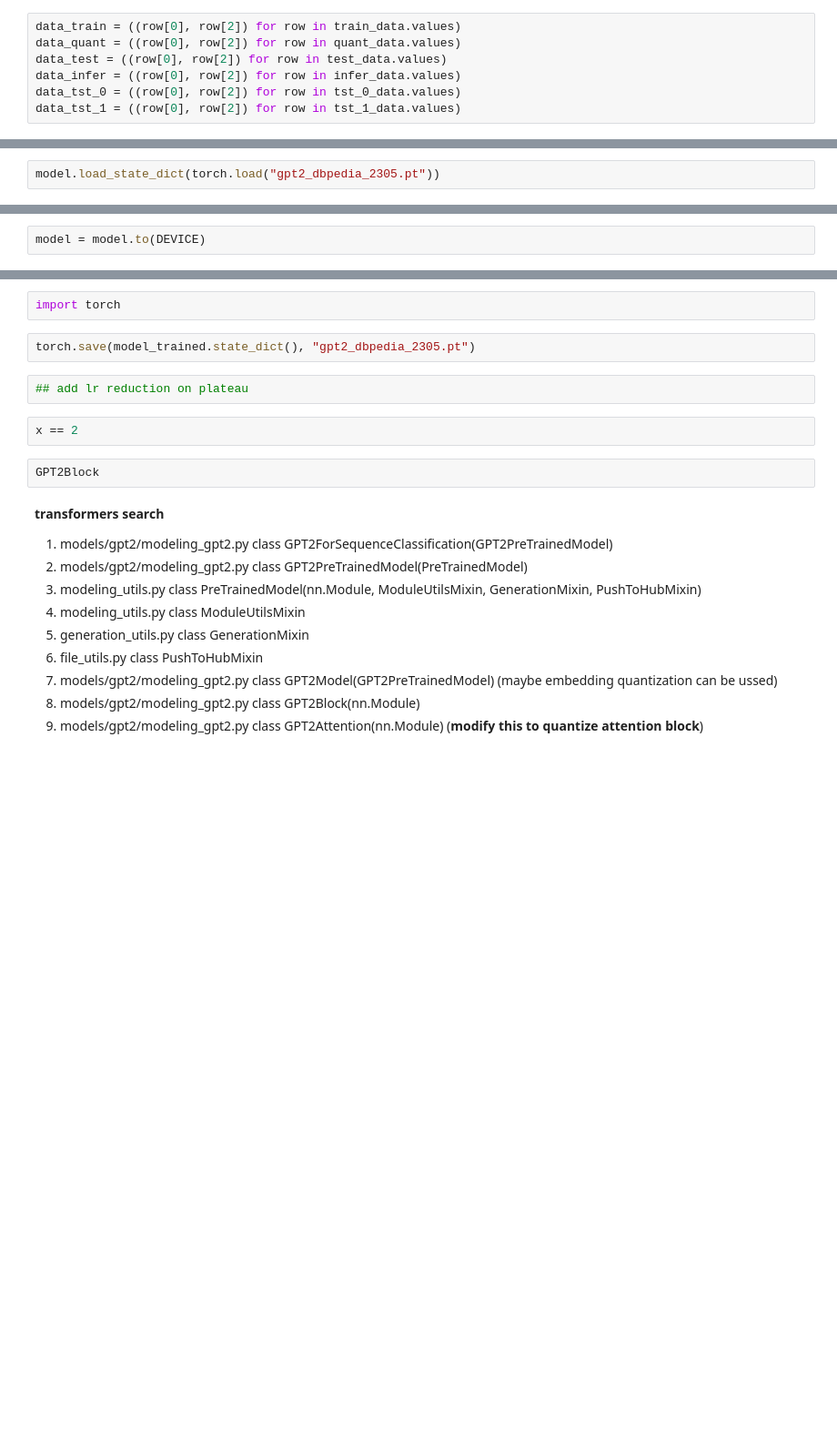
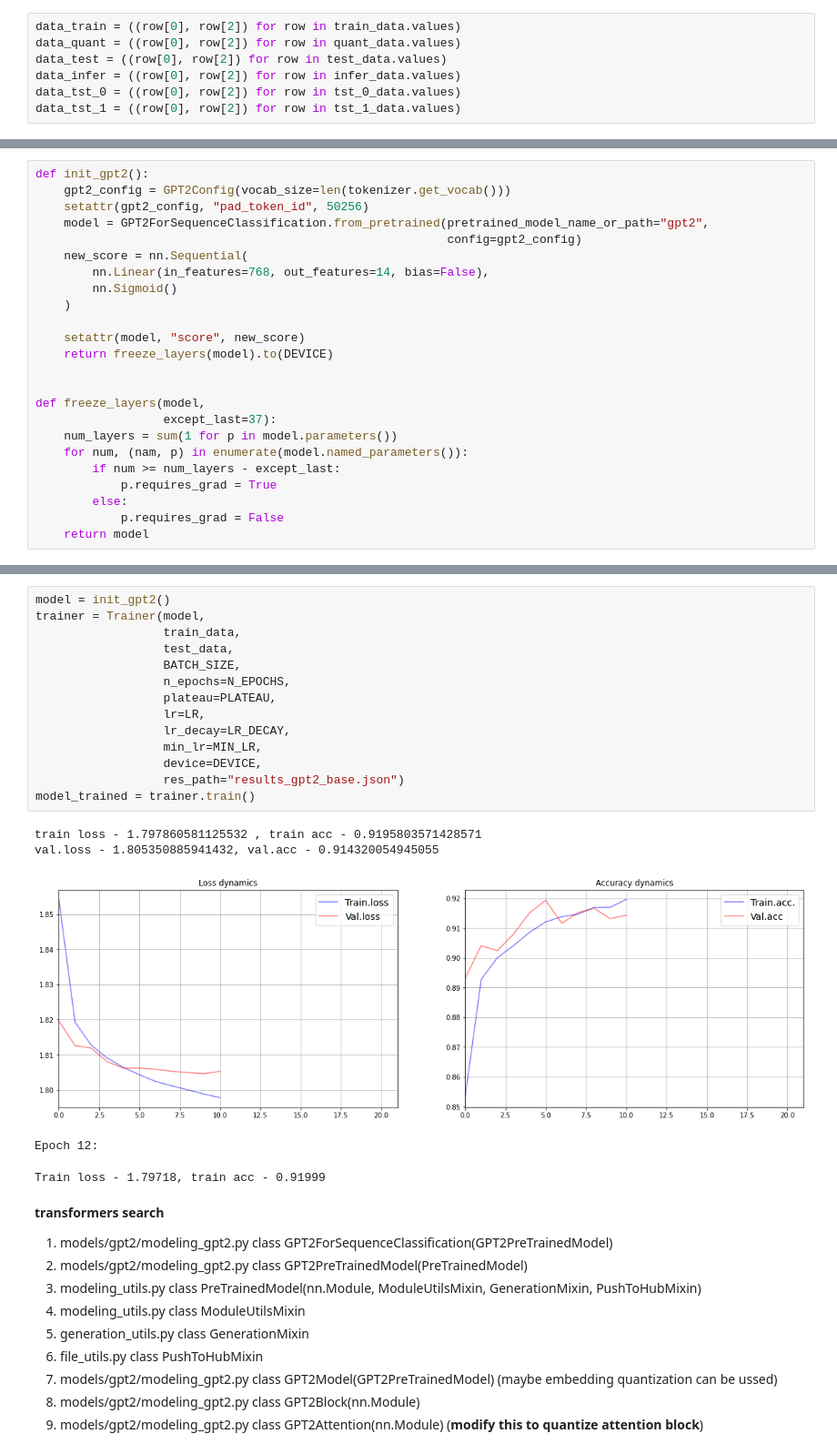
Before and after one commit to artemseninhse/quantized_nn, a Jupyter notebook: main_nb_final_vastai.ipynb, the cells around one changed output, grey strips where cells are left out. Shown at 91% size. Saved outputs shown, nothing was run; the diff lists cells and outputs as text; blank space fills up the shorter version.

Commit message:
final notebook with gpt2 training

```diff
--- a/main_nb_final_vastai.ipynb
+++ b/main_nb_final_vastai.ipynb
@@ -127,2 +99,0 @@ You should probably TRAIN this model on a down-stream task to be able to use it
-# %%
-model.load_state_dict(torch.load("gpt2_dbpedia_2305.pt"))
@@ -144,2 +99,0 @@ model has 149 layers
-# %%
-model = model.to(DEVICE)
@@ -165,2 +100,26 @@ test_ldr_1 = custom_data_gen(data_tst_1,
+# %%
+def init_gpt2():
+    gpt2_config = GPT2Config(vocab_size=len(tokenizer.get_vocab()))
+    setattr(gpt2_config, "pad_token_id", 50256)
+    model = GPT2ForSequenceClassification.from_pretrained(pretrained_model_name_or_path="gpt2",
+                                                          config=gpt2_config)
+    new_score = nn.Sequential(
+        nn.Linear(in_features=768, out_features=14, bias=False),
+        nn.Sigmoid()
+    )
+
+    setattr(model, "score", new_score)
+    return freeze_layers(model).to(DEVICE)
+
+
+def freeze_layers(model,
+                  except_last=37):
+    num_layers = sum(1 for p in model.parameters())
+    for num, (nam, p) in enumerate(model.named_parameters()):
+        if num >= num_layers - except_last:
+            p.requires_grad = True
+        else:
+            p.requires_grad = False
+    return model
 # %%
 class Trainer:
@@ -295,13 +322,23 @@ KeyboardInterrupt:
-# %%
-import torch
-# %%
-torch.save(model_trained.state_dict(), "gpt2_dbpedia_2305.pt")
-# %%
-## add lr reduction on plateau
-# %%
-x == 2
-# %%
-GPT2Block
+# %%
+model = init_gpt2()
+trainer = Trainer(model,
+                  train_data,
+                  test_data,
+                  BATCH_SIZE,
+                  n_epochs=N_EPOCHS,
+                  plateau=PLATEAU,
+                  lr=LR,
+                  lr_decay=LR_DECAY,
+                  min_lr=MIN_LR,
+                  device=DEVICE,
+                  res_path="results_gpt2_base.json")
+model_trained = trainer.train()
+# %% [output]
+train loss - 1.797860581125532 , train acc - 0.9195803571428571
+val.loss - 1.805350885941432, val.acc - 0.914320054945055
+[figure, added]
+Epoch 12:
+Train loss - 1.79718, train acc - 0.91999
 # %% [markdown]
 __transformers search__
 
```
Also changed, not shown: parts of 15 cells of this notebook.
